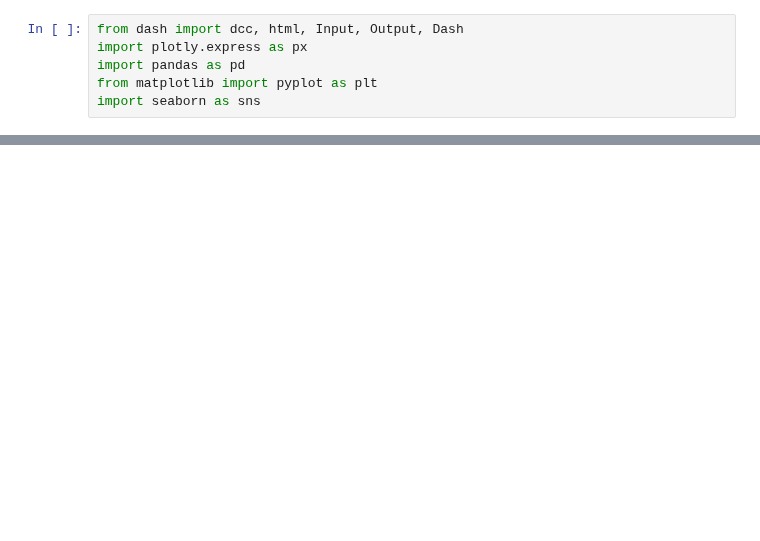
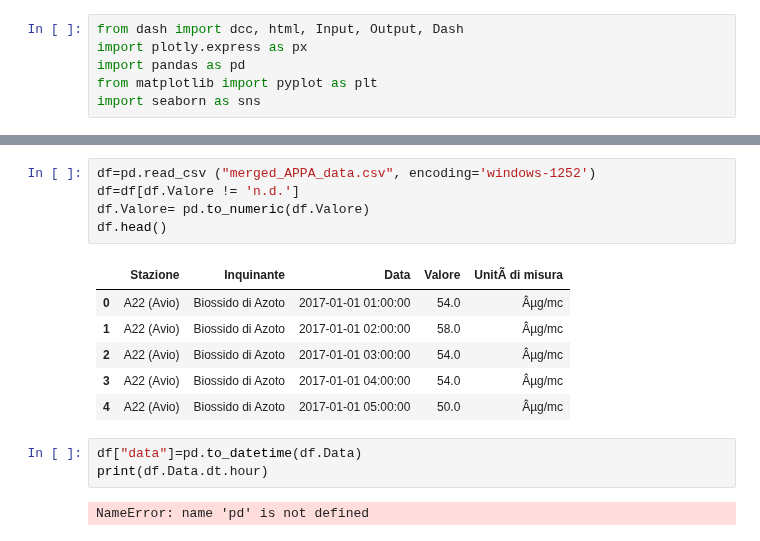
Before and after one commit to WebValley2022/webvalley-dashboard, a Jupyter notebook: data/prova-valeria.ipynb, the cells around one changed output, grey strips where cells are left out. Drawn from its saved outputs; the diff is of its cells as text; blank space fills up the shorter version.

```diff
--- a/data/prova-valeria.ipynb
+++ b/data/prova-valeria.ipynb
@@ -88,0 +128,17 @@ AssertionError:
+# %%
+df=pd.read_csv ("merged_APPA_data.csv", encoding='windows-1252')
+df=df[df.Valore != 'n.d.']
+df.Valore= pd.to_numeric(df.Valore)
+df.head()
+# %% [output]
+|  | Stazione | Inquinante | Data | Valore | UnitÃ di misura |
+| 0 | A22 (Avio) | Biossido di Azoto | 2017-01-01 01:00:00 | 54.0 | Âµg/mc |
+| 1 | A22 (Avio) | Biossido di Azoto | 2017-01-01 02:00:00 | 58.0 | Âµg/mc |
+| 2 | A22 (Avio) | Biossido di Azoto | 2017-01-01 03:00:00 | 54.0 | Âµg/mc |
+| 3 | A22 (Avio) | Biossido di Azoto | 2017-01-01 04:00:00 | 54.0 | Âµg/mc |
+| 4 | A22 (Avio) | Biossido di Azoto | 2017-01-01 05:00:00 | 50.0 | Âµg/mc |
+# %%
+df["data"]=pd.to_datetime(df.Data)
+print(df.Data.dt.hour)
+# %% [output]
+NameError: name 'pd' is not defined
```
Also changed, not shown: parts of 7 cells of this notebook, 3 other files.
